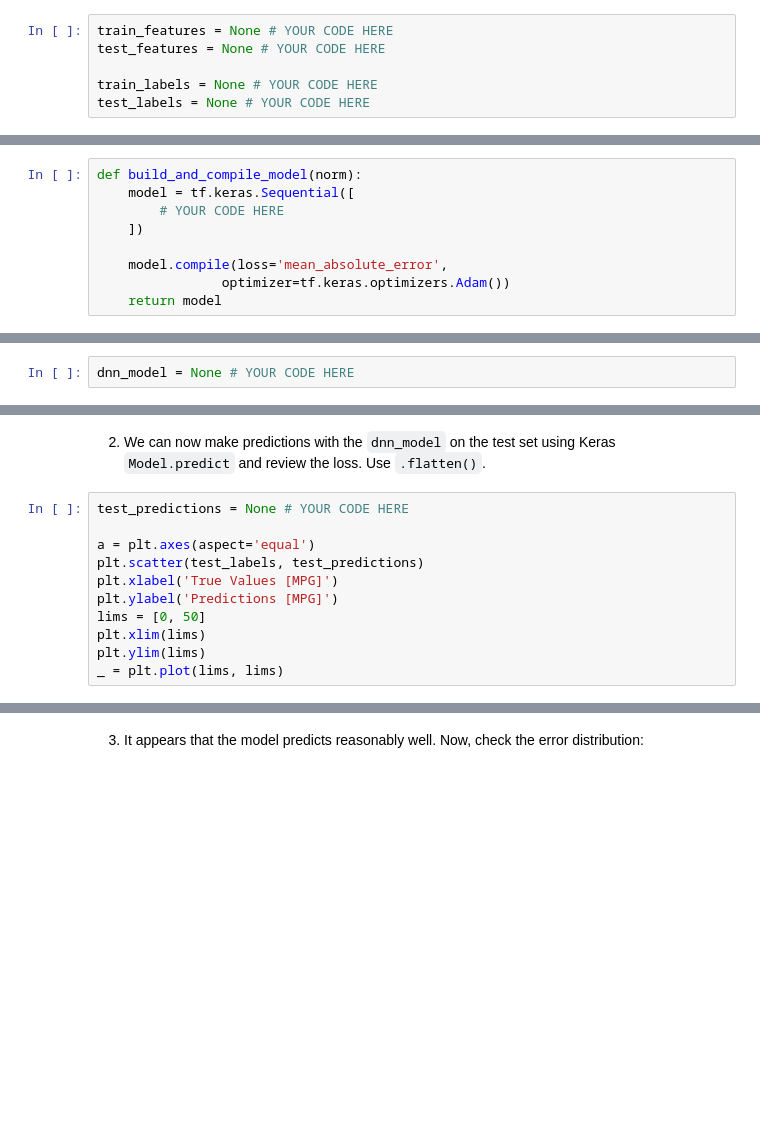
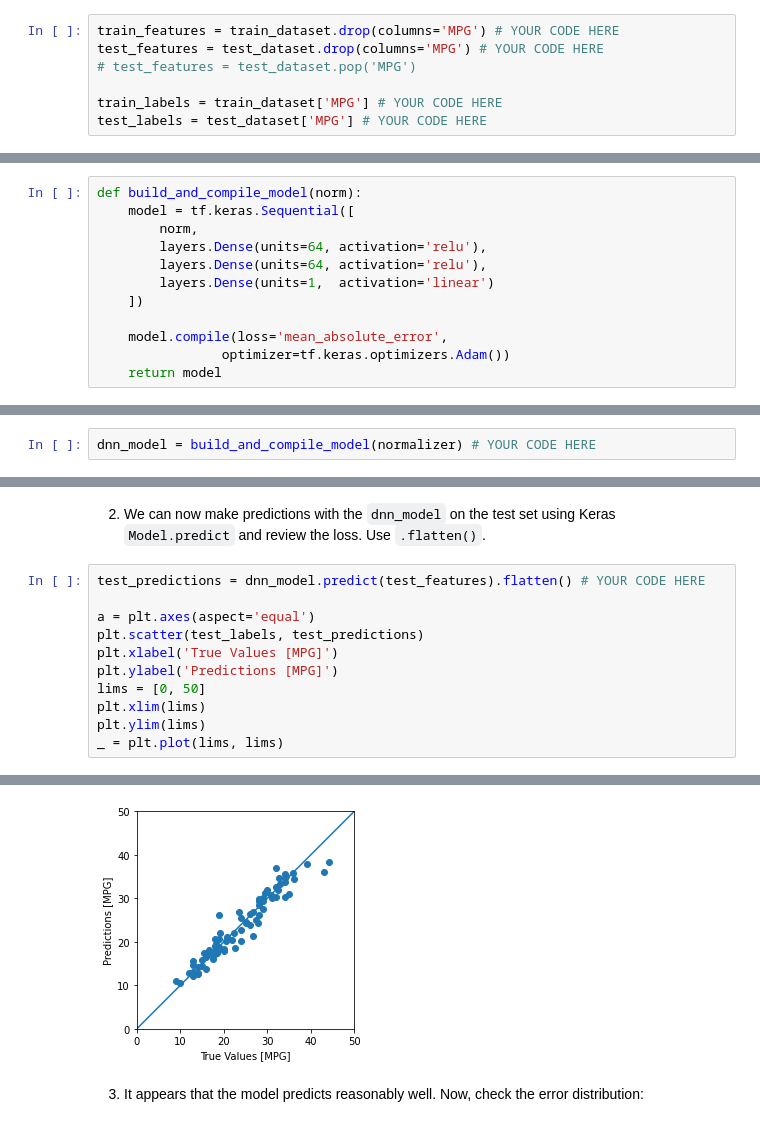
Before and after one commit to PanoEvJ/my-MLE-11, a Jupyter notebook: assignments/week-07-intro-dl/nb/fuel_efficiency.ipynb, the cells around one changed output, grey strips where cells are left out. Cells and saved outputs as stored; diff of their text form; blank space fills up the shorter version.

```diff
--- a/assignments/week-07-intro-dl/nb/fuel_efficiency.ipynb
+++ b/assignments/week-07-intro-dl/nb/fuel_efficiency.ipynb
@@ -113,11 +142,12 @@ train_dataset.describe().transpose()
   This means, separate the target value(also called"label") from the features.
   Label is the value that you will train the model to predict.
 # %%
-train_features = None # YOUR CODE HERE
-test_features = None # YOUR CODE HERE
+train_features = train_dataset.drop(columns='MPG') # YOUR CODE HERE
+test_features = test_dataset.drop(columns='MPG') # YOUR CODE HERE
+# test_features = test_dataset.pop('MPG')
 
-train_labels = None # YOUR CODE HERE
-test_labels = None # YOUR CODE HERE
+train_labels = train_dataset['MPG'] # YOUR CODE HERE
+test_labels = test_dataset['MPG'] # YOUR CODE HERE
 # %% [markdown]
 # Task 2 - Normalization Layer
 # %% [markdown]
@@ -236,7 +334,10 @@ The code is very similar except the model is expanded to include some "hidden" *
 # %%
 def build_and_compile_model(norm):
     model = tf.keras.Sequential([
-        # YOUR CODE HERE
+        norm,
+        layers.Dense(units=64, activation='relu'),
+        layers.Dense(units=64, activation='relu'),
+        layers.Dense(units=1,  activation='linear')
     ])
 
     model.compile(loss='mean_absolute_error',
@@ -245,6 +346,6 @@ def build_and_compile_model(norm):
 # %% [markdown]
 2. Create a DNN model with `normalizer` (defined earlier) as the normalization layer:
 # %%
-dnn_model = None # YOUR CODE HERE
+dnn_model = build_and_compile_model(normalizer) # YOUR CODE HERE
 # %% [markdown]
 3. Inspect the model using `Model.summary()`. This model has quite a few more trainable parameters than the linear models:
@@ -282,7 +415,7 @@ These results match the validation error observed during training.
 # %% [markdown]
 2. We can now make predictions with the `dnn_model` on the test set using Keras `Model.predict` and review the loss. Use `.flatten()`.
 # %%
-test_predictions = None # YOUR CODE HERE
+test_predictions = dnn_model.predict(test_features).flatten() # YOUR CODE HERE
 
 a = plt.axes(aspect='equal')
 plt.scatter(test_labels, test_predictions)
@@ -292,3 +425,4 @@ lims = [0, 50]
 plt.xlim(lims)
 plt.ylim(lims)
 _ = plt.plot(lims, lims)
+# %% [output]
@@ -295,3 +430,4 @@ _ = plt.plot(lims, lims)
+[figure, added]
 # %% [markdown]
 3. It appears that the model predicts reasonably well. Now, check the error distribution:
 # %%
```
Also changed, not shown: parts of 50 cells of this notebook.
